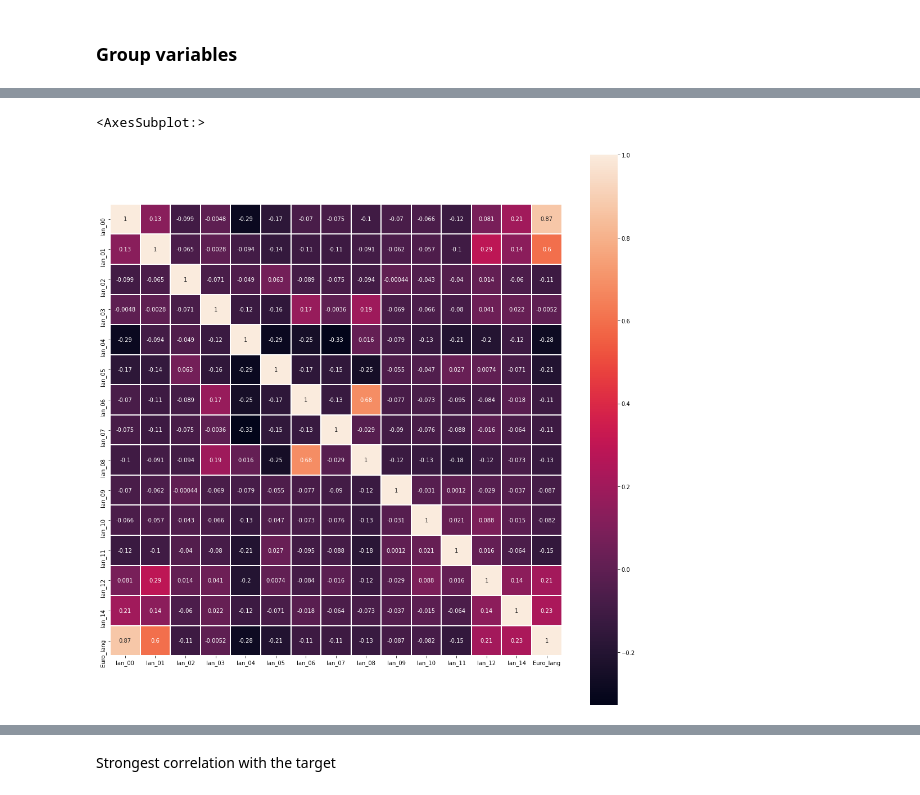
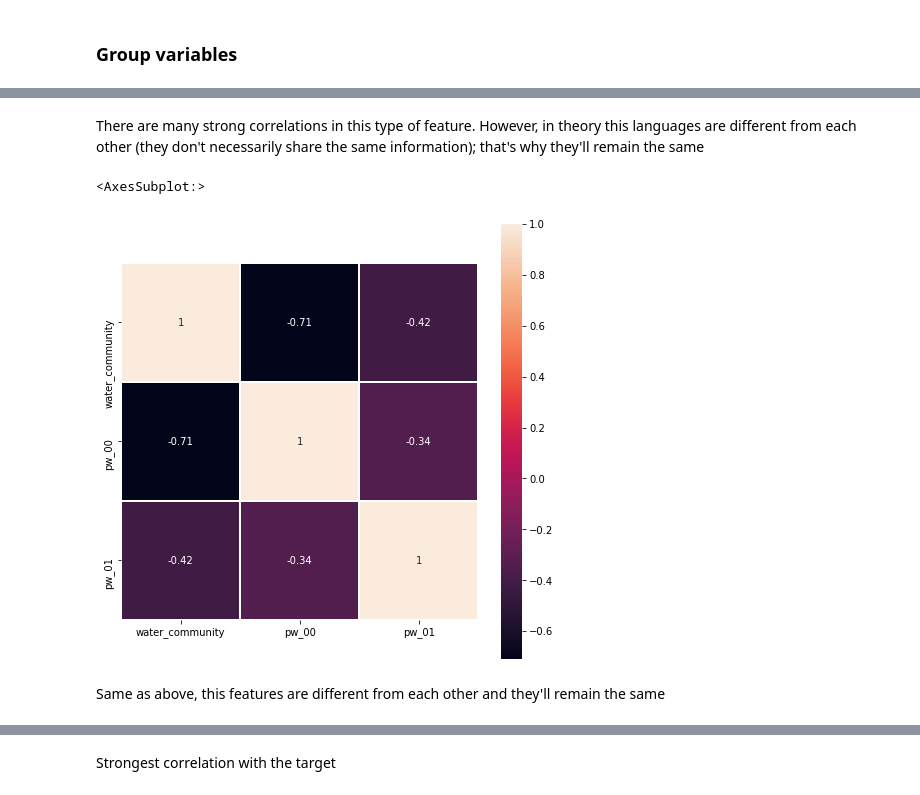
Before and after one commit to LinddM/Female-Headed-Households-Analysis, a Jupyter notebook: EDA.ipynb, the cells around one changed output, grey strips where cells are left out. Drawn from its saved outputs; the diff is of its cells as text; code cells hidden in the pictures.

```diff
--- a/EDA.ipynb
+++ b/EDA.ipynb
@@ -31,3 +74,6 @@ df.head()
+# %%
+no_cols = ['psa_01','stv_01', 'car_01', 'lln_01']
+df = df.drop(no_cols, axis=1)
 # %%
 df.columns
 # %% [output]
@@ -81 +92,9 @@ df_dropped['person_per_household'] = df_dropped.total_individuals/df_dropped.tot
+# %%
+df['house_informal'] = df.dw_07 + df.dw_08                                   # informal dwelling
+df['lang_euro'] = df.lan_00 + df.lan_01                                        # euro languages
+df['water_community'] = df.pw_02 + df.pw_03 + df.pw_04 + df.pw_05 + df.pw_06   # water in community
+df['person_household'] = df.total_individuals / df.total_households            # person per household
+# %%
+used_cols = ['dw_07', 'dw_08', 'lan_00', 'lan_01', 'pw_02', 'pw_03', 'pw_04', 'pw_05', 'pw_06', 'total_individuals', 'total_households']
+df = df.drop(used_cols, axis=1)
 # %%
@@ -93,15 +109,8 @@ Index(['total_households', 'total_individuals', 'target', 'dw_00', 'dw_01',
       dtype='object')
 # %%
-households = df_dropped[['dw_00',
-       'dw_01', 'dw_02', 'dw_03', 'dw_04', 'dw_05', 'dw_06', 'dw_07', 'dw_08',
-       'dw_09', 'dw_10', 'dw_11']]
-languages = df_dropped[['lan_00', 'lan_01', 'lan_02',
-       'lan_03', 'lan_04', 'lan_05', 'lan_06', 'lan_07', 'lan_08', 'lan_09',
-       'lan_10', 'lan_11', 'lan_12', 'lan_14','Euro_lang']]
-water = df_dropped[['pw_00', 'pw_01', 'pw_02', 'pw_03', 'pw_04',
-       'pw_05', 'pw_06']]
-ethnicity = df_dropped[['pg_00', 'pg_01', 'pg_02',
-       'pg_03', 'pg_04','not_black','not_white']]
-education = df_dropped[['psa_00', 'psa_01',
-       'psa_02', 'psa_03', 'psa_04']]
+households = df[['dw_00', 'dw_01', 'dw_02', 'dw_03', 'dw_04', 'dw_05', 'dw_06', 'dw_09', 'dw_10', 'dw_11']]
+languages = df[['lang_euro', 'lan_02', 'lan_03', 'lan_04', 'lan_05', 'lan_06', 'lan_07', 'lan_08', 'lan_09',
+                'lan_10', 'lan_11', 'lan_12']]
+water = df[['water_community', 'pw_00', 'pw_01']]
+ethnicity = df[['pg_00', 'pg_01', 'pg_02', 'pg_03', 'pg_04']]
 # %% [markdown]
@@ -123,10 +142,14 @@ sns.heatmap(languages_corr, linewidths = 1, square= True, annot = True, ax=ax)
+# %% [markdown]
+There are many strong correlations in this type of feature. However, in theory this languages are different from each other (they don't necessarily share the same information); that's why they'll remain the same
 # %%
 water_corr = water.corr()
-fig, ax = plt.subplots(figsize=(18,18))
-sns.heatmap(languages_corr, linewidths = 1, square= True, annot = True, ax=ax)
+fig, ax = plt.subplots(figsize=(8,8))
+sns.heatmap(water_corr, linewidths = 1, square= True, annot = True, ax=ax)
 # %% [output]
 <AxesSubplot:>
-[figure, old version]
+[figure, new version]
+# %% [markdown]
+Same as above, this features are different from each other and they'll remain the same
 # %%
 ethnicity_corr = ethnicity.corr()
 fig, ax = plt.subplots(figsize=(10,10))
```
Also changed, not shown: parts of 32 cells of this notebook.
